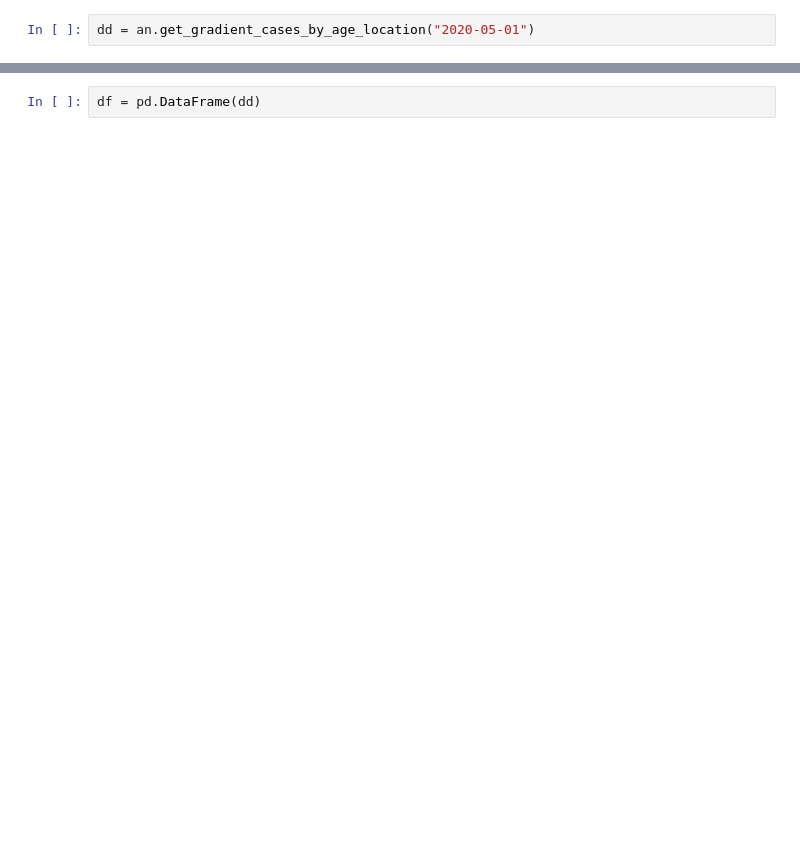
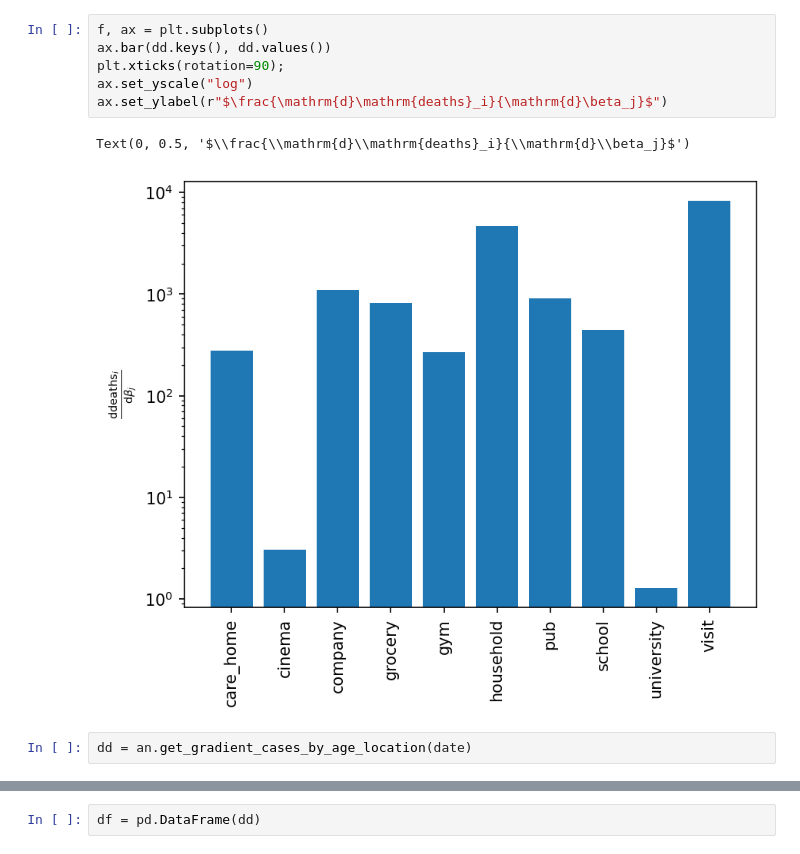
Before and after one commit to LargeAgentCollider/torch_june_analyser, a Jupyter notebook: notebooks/tests.ipynb, the cells around one changed output, grey strips where cells are left out. Drawn from its saved outputs; the diff is of its cells as text; blank space fills up the shorter version.

```diff
--- a/notebooks/tests.ipynb
+++ b/notebooks/tests.ipynb
@@ -27,5 +33,14 @@ ax.set_yscale("log")
+# %%
+f, ax = plt.subplots()
+ax.bar(dd.keys(), dd.values())
+plt.xticks(rotation=90);
+ax.set_yscale("log")
+ax.set_ylabel(r"$\frac{\mathrm{d}\mathrm{deaths}_i}{\mathrm{d}\beta_j}$")
+# %% [output]
+Text(0, 0.5, '$\\frac{\\mathrm{d}\\mathrm{deaths}_i}{\\mathrm{d}\\beta_j}$')
+[figure, added]
 # %%
-dd = an.get_gradient_cases_by_age_location("2020-05-01")
+dd = an.get_gradient_cases_by_age_location(date)
 # %%
 df = pd.DataFrame(dd)
 fig, ax = plt.subplots()
```
Also changed, not shown: parts of 24 cells of this notebook, 2 other files.
